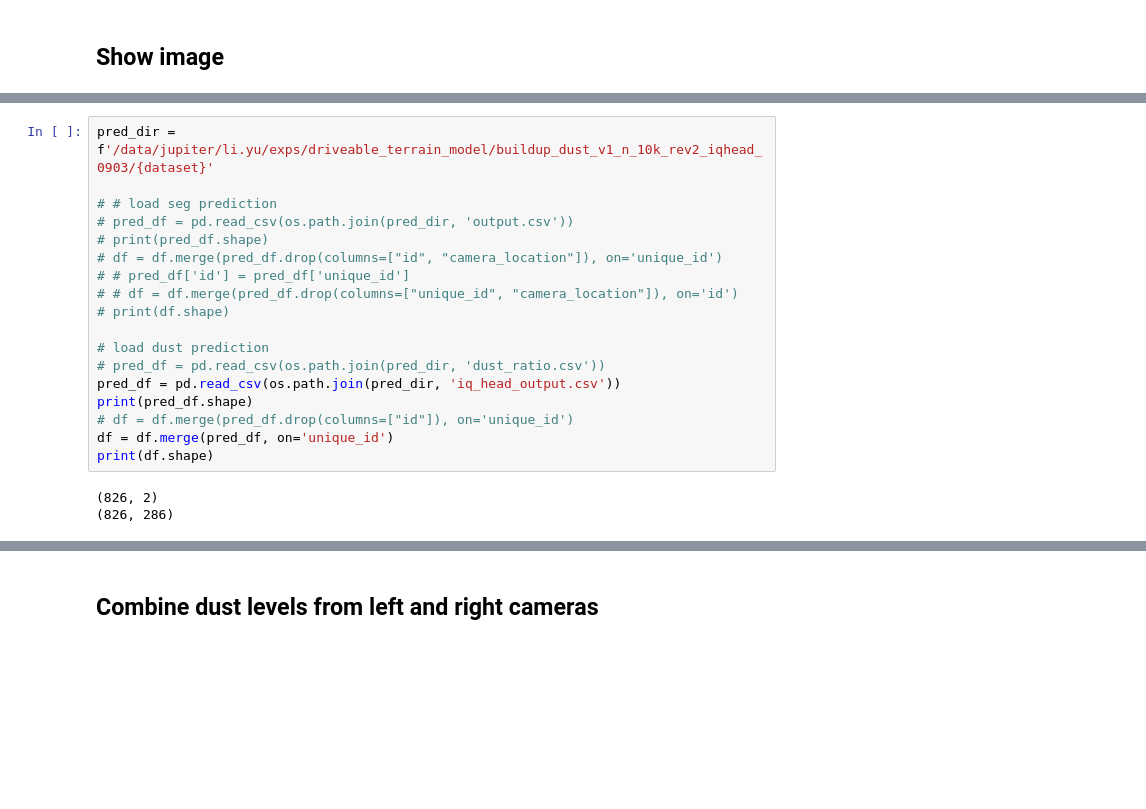
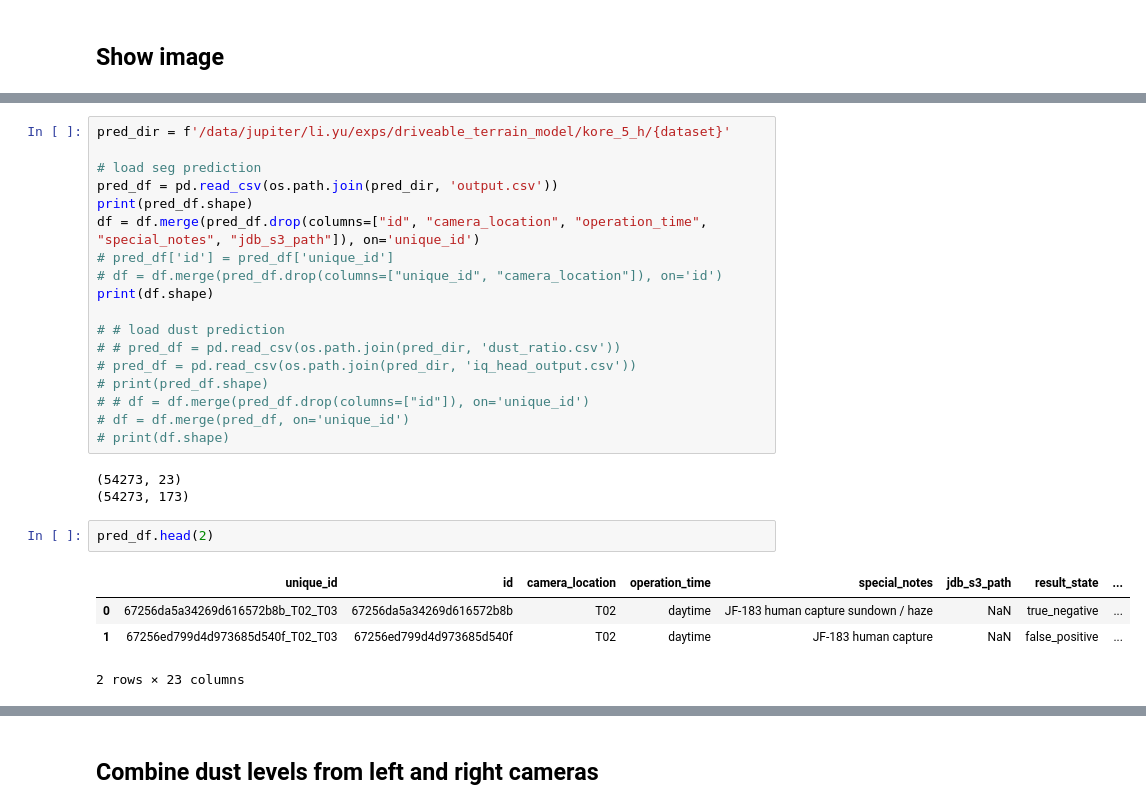
Before and after one commit to liyubrt/notebooks, a Jupyter notebook: check_label.ipynb, the cells around one changed output, grey strips where cells are left out. Cells and saved outputs as stored; diff of their text form; blank space fills up the shorter version.

```diff
--- a/check_label.ipynb
+++ b/check_label.ipynb
@@ -77,22 +76,29 @@ len(df.unique_id.unique()), len(df.id.unique()), df.rectified_stereo_output_heig
 # %%
-pred_dir = f'/data/jupiter/li.yu/exps/driveable_terrain_model/buildup_dust_v1_n_10k_rev2_iqhead_0903/{dataset}'
+pred_dir = f'/data/jupiter/li.yu/exps/driveable_terrain_model/kore_5_h/{dataset}'
 
-# # load seg prediction
-# pred_df = pd.read_csv(os.path.join(pred_dir, 'output.csv'))
+# load seg prediction
+pred_df = pd.read_csv(os.path.join(pred_dir, 'output.csv'))
+print(pred_df.shape)
+df = df.merge(pred_df.drop(columns=["id", "camera_location", "operation_time", "special_notes", "jdb_s3_path"]), on='unique_id')
+# pred_df['id'] = pred_df['unique_id']
+# df = df.merge(pred_df.drop(columns=["unique_id", "camera_location"]), on='id')
+print(df.shape)
+
+# # load dust prediction
+# # pred_df = pd.read_csv(os.path.join(pred_dir, 'dust_ratio.csv'))
+# pred_df = pd.read_csv(os.path.join(pred_dir, 'iq_head_output.csv'))
 # print(pred_df.shape)
-# df = df.merge(pred_df.drop(columns=["id", "camera_location"]), on='unique_id')
-# # pred_df['id'] = pred_df['unique_id']
-# # df = df.merge(pred_df.drop(columns=["unique_id", "camera_location"]), on='id')
+# # df = df.merge(pred_df.drop(columns=["id"]), on='unique_id')
+# df = df.merge(pred_df, on='unique_id')
 # print(df.shape)
-
-# load dust prediction
-# pred_df = pd.read_csv(os.path.join(pred_dir, 'dust_ratio.csv'))
-pred_df = pd.read_csv(os.path.join(pred_dir, 'iq_head_output.csv'))
-print(pred_df.shape)
-# df = df.merge(pred_df.drop(columns=["id"]), on='unique_id')
-df = df.merge(pred_df, on='unique_id')
-print(df.shape)
 # %% [output]
-(826, 2)
-(826, 286)
+(54273, 23)
+(54273, 173)
+# %%
+pred_df.head(2)
+# %% [output]
+|  | unique_id | id | camera_location | operation_time | special_notes | jdb_s3_path | result_state | ... |
+| 0 | 67256da5a34269d616572b8b_T02_T03 | 67256da5a34269d616572b8b | T02 | daytime | JF-183 human capture sundown / haze | NaN | true_negative | ... |
+| 1 | 67256ed799d4d973685d540f_T02_T03 | 67256ed799d4d973685d540f | T02 | daytime | JF-183 human capture | NaN | false_positive | ... |
+2 rows × 23 columns
 # %%
```
Also changed, not shown: parts of 5 cells of this notebook, 3 other files.
